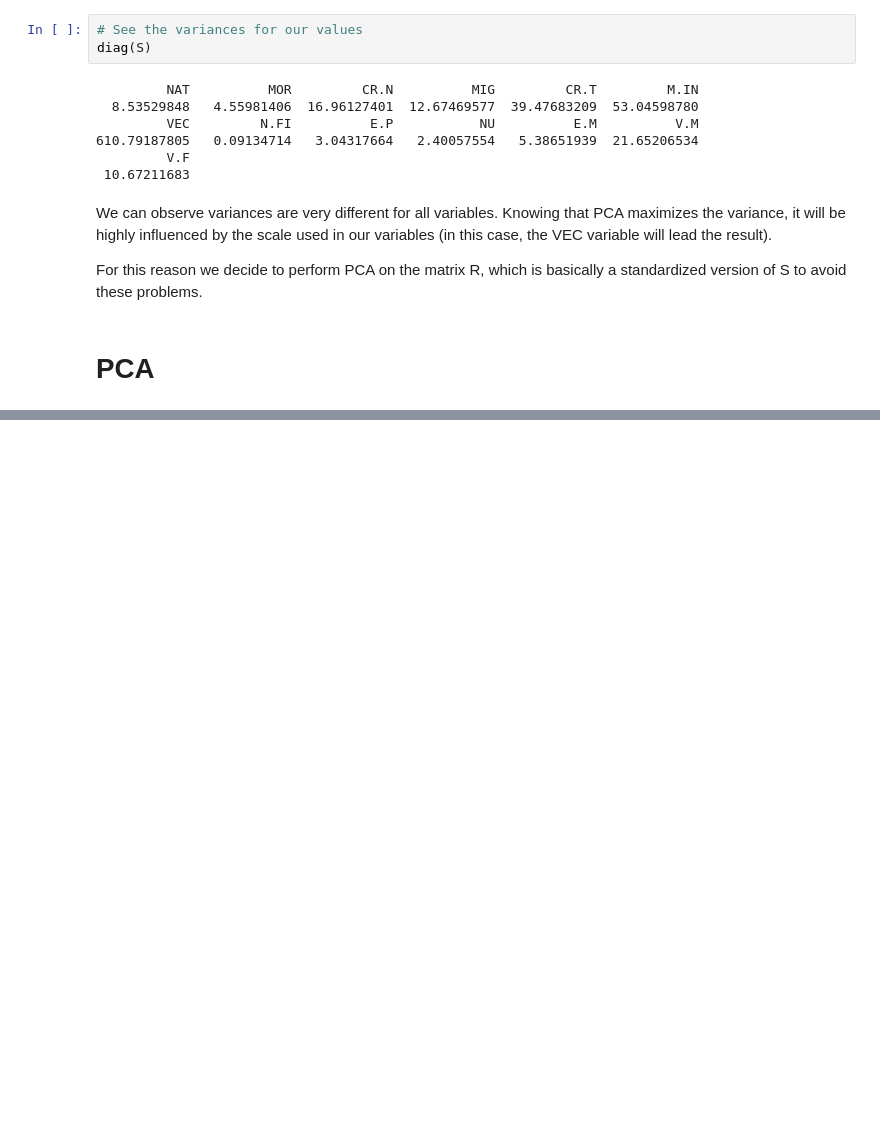
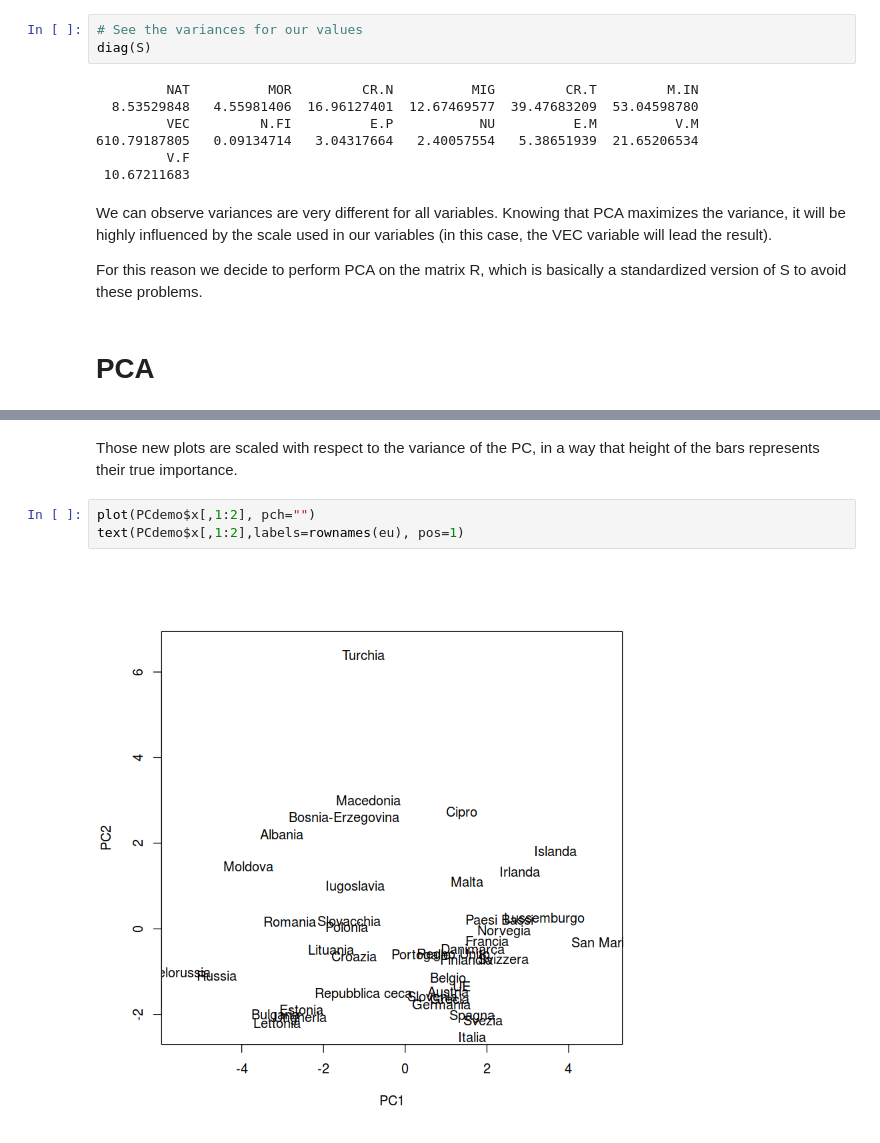
Before and after one commit to gsarti/mlda-course-units, a Jupyter notebook: 14_pca/pca.ipynb, the cells around one changed output, grey strips where cells are left out. Drawn from its saved outputs; the diff is of its cells as text; blank space fills up the shorter version.

```diff
--- a/14_pca/pca.ipynb
+++ b/14_pca/pca.ipynb
@@ -252,0 +360,7 @@ For this reason we decide to perform PCA on the matrix R, which is basically a s
+# %% [markdown]
+Those new plots are scaled with respect to the variance of the PC, in a way that height of the bars represents their true importance.
+# %%
+plot(PCdemo$x[,1:2], pch="")
+text(PCdemo$x[,1:2],labels=rownames(eu), pos=1)
+# %% [output]
+[figure, added]
```
Also changed, not shown: parts of 22 cells of this notebook.
